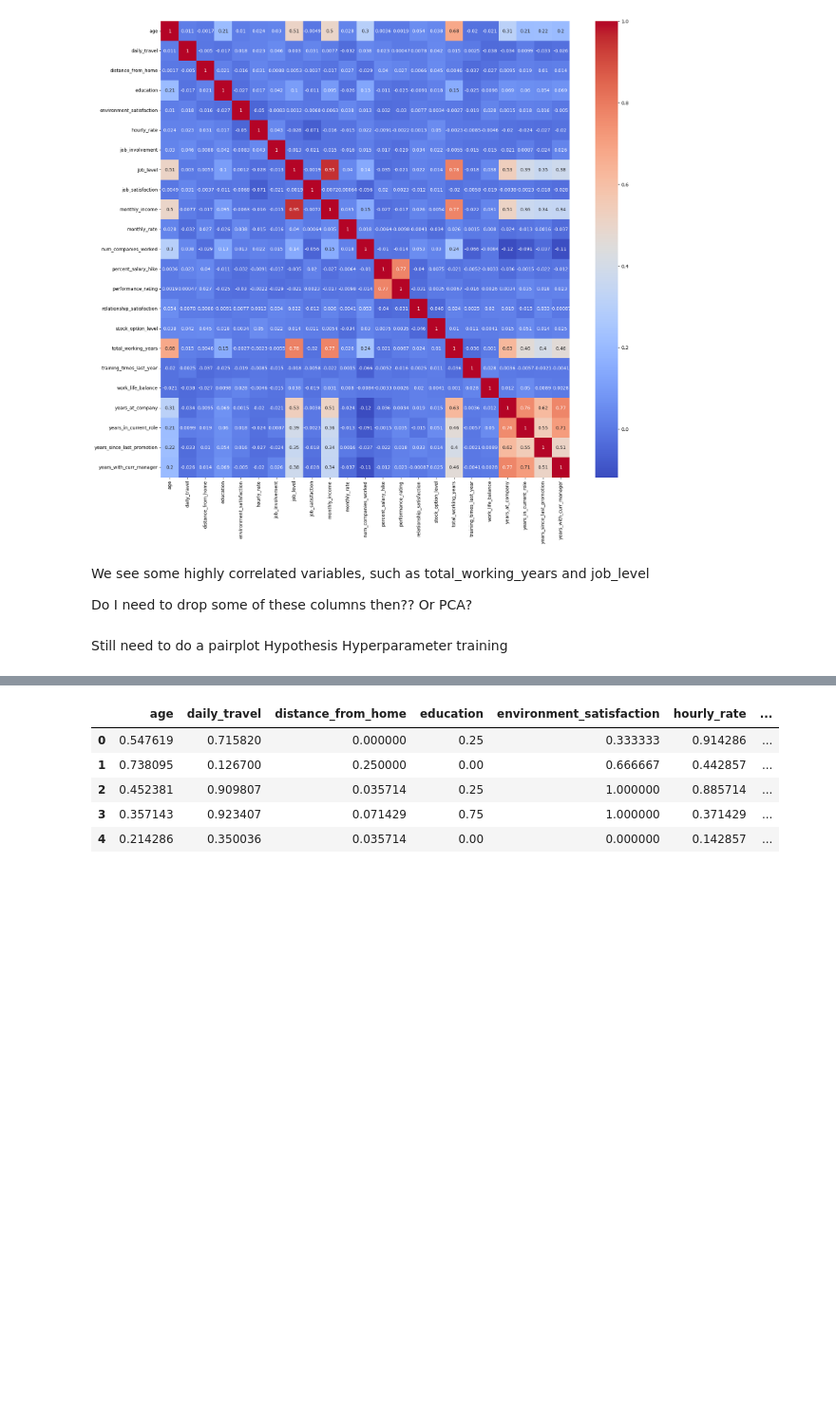
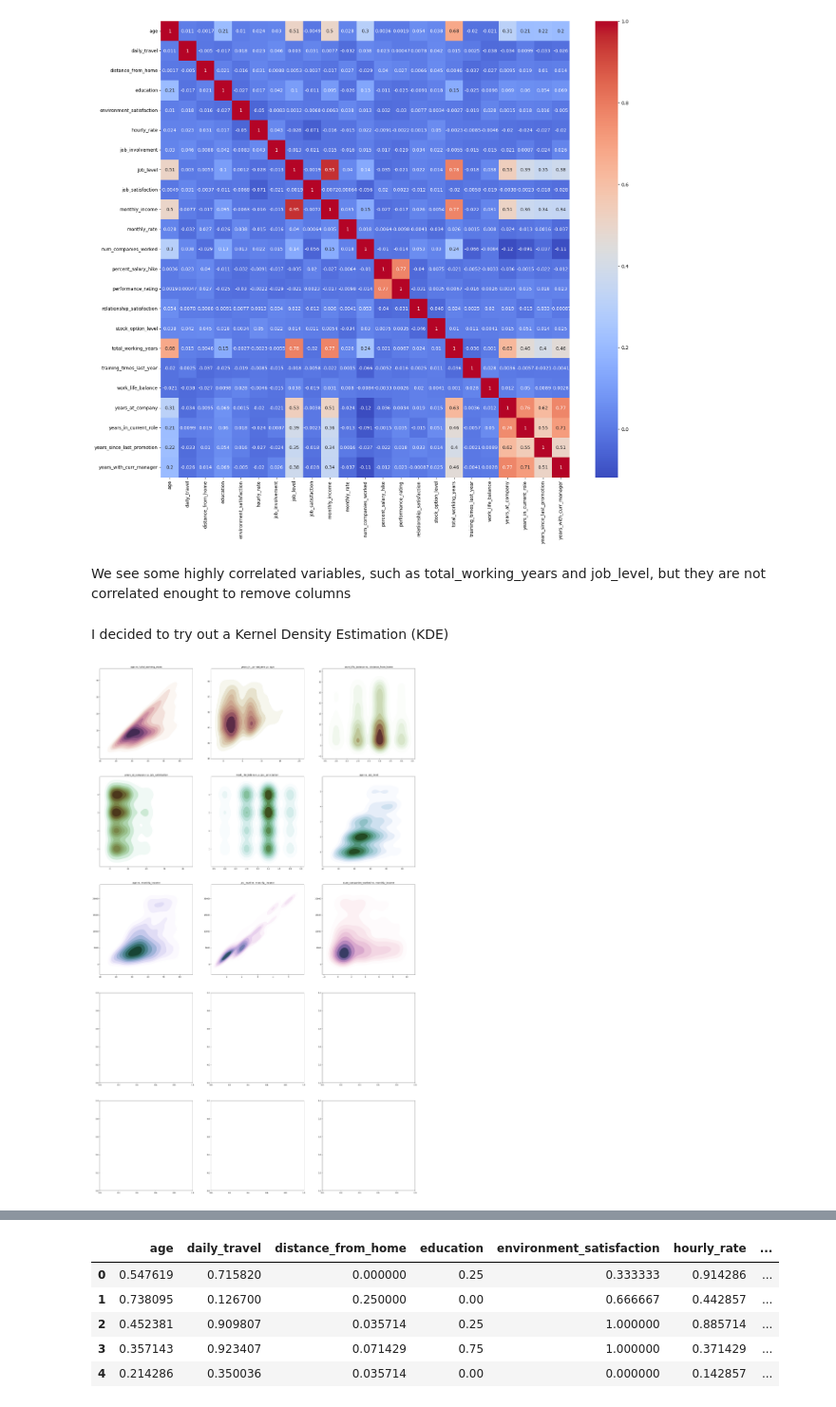
Before and after one commit to KirstyGos/HR_Analytics_Attrition, a Jupyter notebook: hr_analytics_attrition.ipynb, the cells around one changed output, grey strips where cells are left out. Shown at 95% size. Drawn from its saved outputs; the diff is of its cells as text; code cells hidden in the pictures; blank space fills up the shorter version.

```diff
--- a/hr_analytics_attrition.ipynb
+++ b/hr_analytics_attrition.ipynb
@@ -98,7 +106,8 @@ data.describe().round(1)
 # %%
 #change the names of the columns
 
-data = data.rename(columns={'Age': 'age',
+data = data.rename(columns={
+                       'Age': 'age',
                        'Attrition': 'attrition',
                        'BusinessTravel': 'business_travel',
                        'DailyRate': 'daily_travel',
@@ -132,7 +141,8 @@ data = data.rename(columns={'Age': 'age',
                        'YearsAtCompany': 'years_at_company',
                        'YearsInCurrentRole': 'years_in_current_role',
                        'YearsSinceLastPromotion': 'years_since_last_promotion',
-                       'YearsWithCurrManager': 'years_with_curr_manager'})
+                       'YearsWithCurrManager': 'years_with_curr_manager'
+})
 data.head(5)
 # %% [output]
 |  | age | attrition | business_travel | daily_travel | department | distance_from_home | education | ... |
@@ -319,10 +329,41 @@ plt.show()
 # %% [output]
 [figure]
 # %% [markdown]
-We see some highly correlated variables, such as total_working_years and job_level
-
-Do I need to drop some of these columns then?? Or PCA?
+We see some highly correlated variables, such as total_working_years and job_level, but they are not correlated enought to remove columns
-# %% [markdown]
-Still need to do a pairplot
-Hypothesis
-Hyperparameter training
+# %% [markdown]
+I decided to try out a Kernel Density Estimation (KDE)
+# %%
+# Creating subplots
+f, axes = plt.subplots(5, 3, figsize = (30,50), sharex = False, sharey = False)
+
+# Set color palette
+color_start = 0.0
+cmap = sns.cubehelix_palette(start = 0.0, light = 1, as_cmap = True)
+axes_x = 0
+axes_y = 0
+
+def plot_xy(x_label, y_label):
+    global color_start, cmap, axes, axes_x, axes_y
+    x = data_num[x_label].values
+    y = data_num[y_label].values
+    sns.kdeplot(x, y, cmap = cmap, shade = True, ax = axes[axes_x, axes_y])
+    axes[axes_x, axes_y].set(title = '{} vs. {}'.format(x_label, y_label))
+    axes_y = axes_y + 1
+    if axes_y == 3:
+        axes_y = 0
+        axes_x = axes_x + 1
+    color_start = color_start + 0.33
+    cmap = sns.cubehelix_palette(start = color_start, light = 1, as_cmap = True)
+
+
+plot_xy('age', 'total_working_years')
+plot_xy('years_in_current_role', 'age')
+plot_xy('work_life_balance', 'distance_from_home')
+plot_xy('years_at_company', 'job_satisfaction')
+plot_xy('work_life_balance', 'job_satisfaction')
+plot_xy('age', 'job_level')
+plot_xy('age', 'monthly_income')
+plot_xy('job_level', 'monthly_income')
+plot_xy('num_companies_worked', 'monthly_income')
+# %% [output]
+[figure, added]
```
Also changed, not shown: parts of 33 cells of this notebook, 3 other files.
